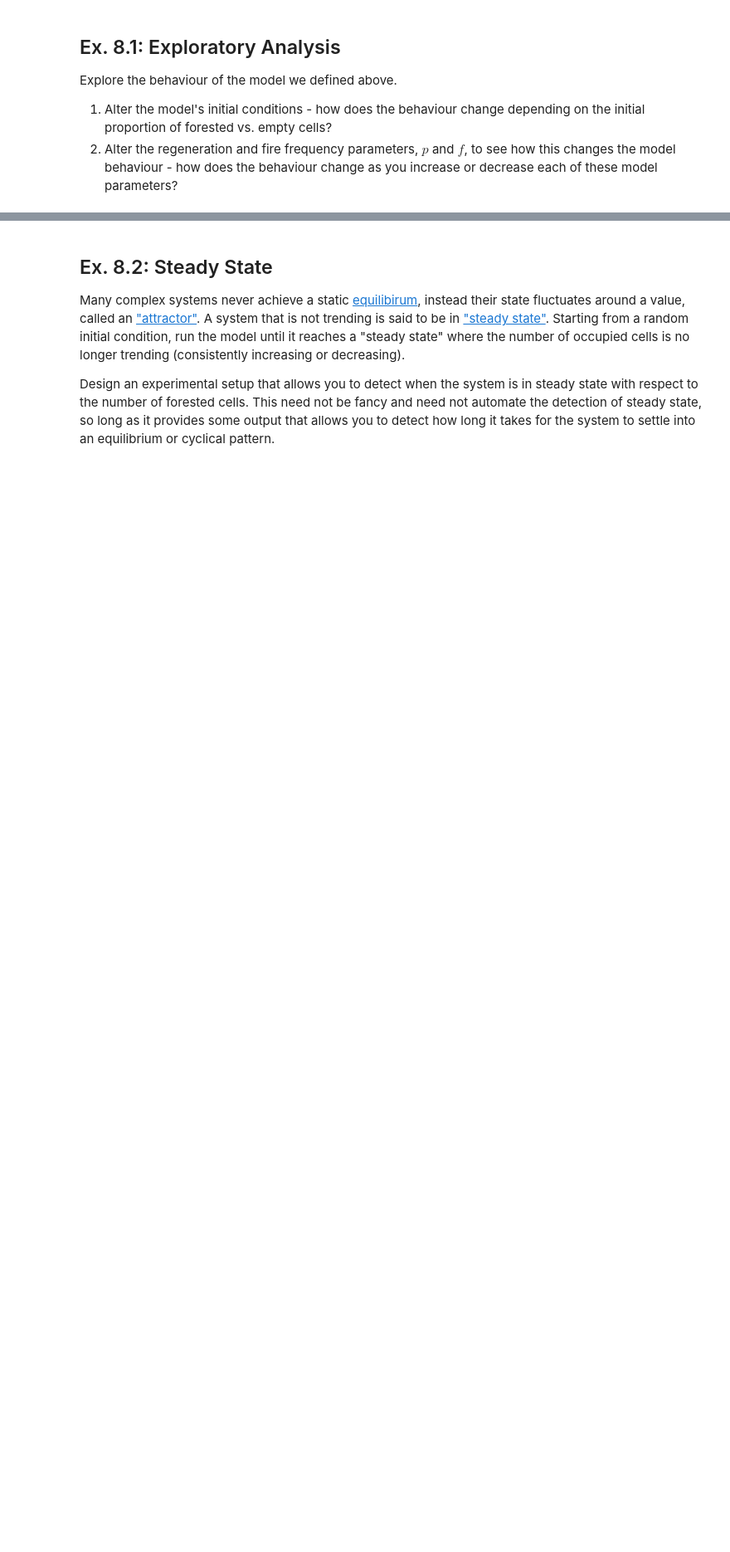
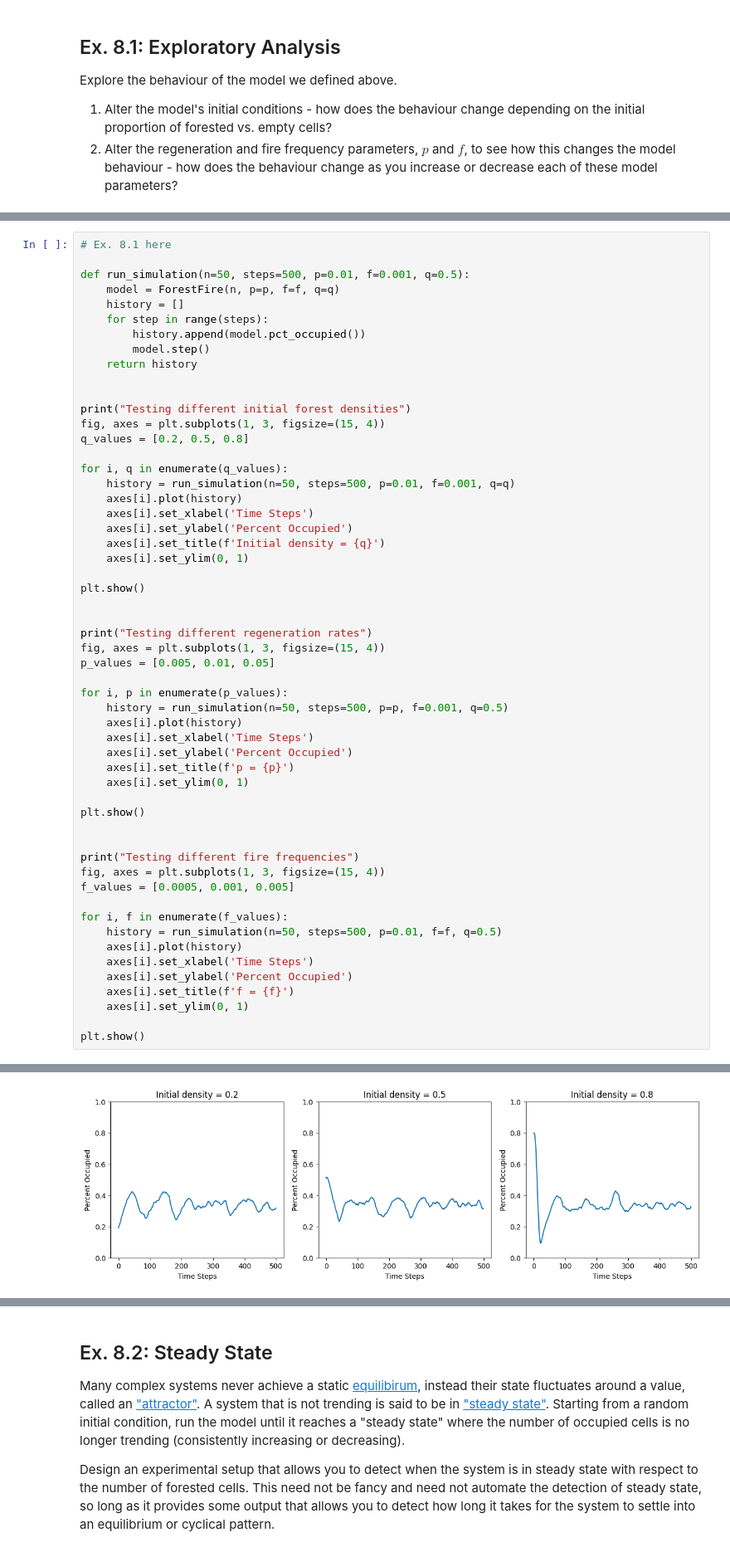
Before and after one commit to harjashanhub/cap-comp215, a Jupyter notebook: labs/lab07-10-fire.ipynb, the cells around one changed output, grey strips where cells are left out. Shown at 83% size. Drawn from its saved outputs; the diff is of its cells as text; blank space fills up the shorter version.

```diff
--- a/labs/lab07-10-fire.ipynb
+++ b/labs/lab07-10-fire.ipynb
@@ -303,0 +304,56 @@ Explore the behaviour of the model we defined above.
+# %%
+# Ex. 8.1 here
+
+def run_simulation(n=50, steps=500, p=0.01, f=0.001, q=0.5):
+    model = ForestFire(n, p=p, f=f, q=q)
+    history = []
+    for step in range(steps):
+        history.append(model.pct_occupied())
+        model.step()
+    return history
+
+
+print("Testing different initial forest densities")
+fig, axes = plt.subplots(1, 3, figsize=(15, 4))
+q_values = [0.2, 0.5, 0.8]
+
+for i, q in enumerate(q_values):
+    history = run_simulation(n=50, steps=500, p=0.01, f=0.001, q=q)
+    axes[i].plot(history)
+    axes[i].set_xlabel('Time Steps')
+    axes[i].set_ylabel('Percent Occupied')
+    axes[i].set_title(f'Initial density = {q}')
+    axes[i].set_ylim(0, 1)
+
+plt.show()
+
+
+print("Testing different regeneration rates")
+fig, axes = plt.subplots(1, 3, figsize=(15, 4))
+p_values = [0.005, 0.01, 0.05]
+
+for i, p in enumerate(p_values):
+    history = run_simulation(n=50, steps=500, p=p, f=0.001, q=0.5)
+    axes[i].plot(history)
+    axes[i].set_xlabel('Time Steps')
+    axes[i].set_ylabel('Percent Occupied')
+    axes[i].set_title(f'p = {p}')
+    axes[i].set_ylim(0, 1)
+
+plt.show()
+
+
+print("Testing different fire frequencies")
+fig, axes = plt.subplots(1, 3, figsize=(15, 4))
+f_values = [0.0005, 0.001, 0.005]
+
+for i, f in enumerate(f_values):
+    history = run_simulation(n=50, steps=500, p=0.01, f=f, q=0.5)
+    axes[i].plot(history)
+    axes[i].set_xlabel('Time Steps')
+    axes[i].set_ylabel('Percent Occupied')
+    axes[i].set_title(f'f = {f}')
+    axes[i].set_ylim(0, 1)
+
+plt.show()
+# %% [output]
@@ -303,0 +361 @@ Explore the behaviour of the model we defined above.
+[figure, added]
```
Also changed, not shown: parts of 13 cells of this notebook.
